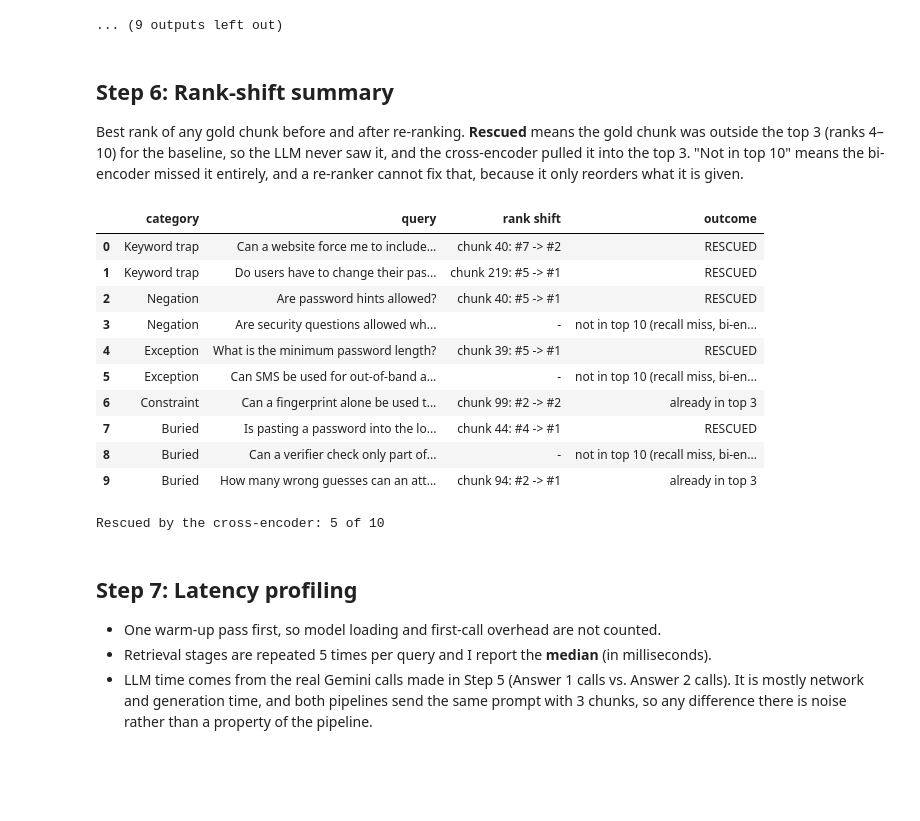
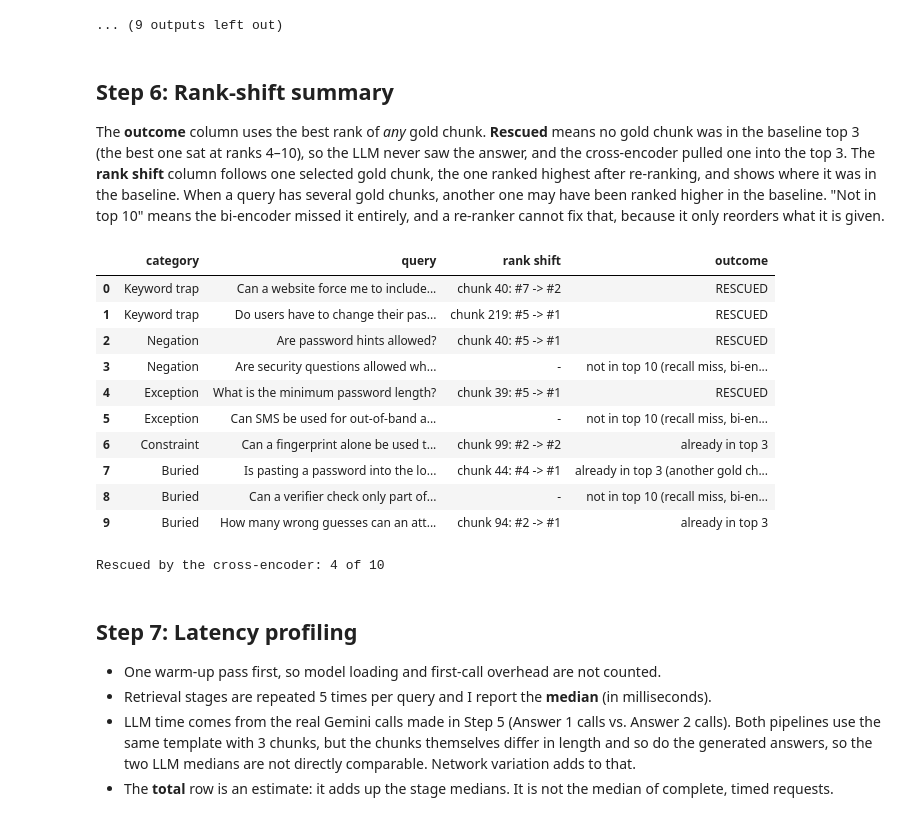
Before and after one commit to gargisaini/rag-baseline-vs-reranking, a Jupyter notebook: rag_baseline_vs_rerank.ipynb, the cells around one changed output. Saved outputs shown, nothing was run; the diff lists cells and outputs as text; code cells hidden in the pictures; blank space fills up the shorter version.

```diff
--- a/rag_baseline_vs_rerank.ipynb
+++ b/rag_baseline_vs_rerank.ipynb
@@ -244,7 +244,8 @@ QUERIES = [
     ("Exception", "Can SMS be used for out-of-band authentication?",
      "out-of-band verification is restricted"),
     ("Constraint", "Can a fingerprint alone be used to log in?", "biometrics shall only be used"),
-    ("Buried", "Is pasting a password into the login field allowed?", "function when entering a password"),
+    ("Buried", "Is pasting a password into the login field allowed?",
+     ("function when entering a password", "copy and paste functionality in fields for entering passwords")),
     ("Buried", "Can a verifier check only part of the password?", "not truncate it"),
     ("Buried", "How many wrong guesses can an attacker make before the account is locked?",
      ("to no more than 100", "limit of 100 attempts")),
@@ -417,53 +418,56 @@ model:  * **Single-factor authentication:** Passwords must be a minimum of 15 ch
 # %% [markdown]
 ## Step 6: Rank-shift summary
 
-Best rank of any gold chunk before and after re-ranking. **Rescued** means the gold chunk was outside the top 3 (ranks 4–10) for the baseline, so the LLM never saw it, and the cross-encoder pulled it into the top 3. "Not in top 10" means the bi-encoder missed it entirely, and a re-ranker cannot fix that, because it only reorders what it is given.
+The **outcome** column uses the best rank of *any* gold chunk. **Rescued** means no gold chunk was in the baseline top 3 (the best one sat at ranks 4–10), so the LLM never saw the answer, and the cross-encoder pulled one into the top 3. The **rank shift** column follows one selected gold chunk, the one ranked highest after re-ranking, and shows where it was in the baseline. When a query has several gold chunks, another one may have been ranked higher in the baseline. "Not in top 10" means the bi-encoder missed it entirely, and a re-ranker cannot fix that, because it only reorders what it is given.
 # %%
 def best_rank(ranking, gold):
     ranks = [n for n, (cid, _) in enumerate(ranking, 1) if cid in gold]
     return min(ranks) if ranks else None
 
 summary = []
 for r in results:
     before, after = best_rank(r["baseline"], r["gold"]), best_rank(r["reranked"], r["gold"])
     if before is None:
         # Where did the bi-encoder actually put the answer in the whole corpus?
         full_rank = best_rank(retrieve(r["query"], k=len(chunks)), r["gold"])
         outcome = f"not in top 10 (recall miss, bi-encoder rank #{full_rank})"
-    elif before <= TOP_N:
-        outcome = "already in top 3" + ("" if after <= TOP_N else ", but pushed OUT by re-ranker")
-    else:
-        outcome = "RESCUED" if after <= TOP_N else "still outside top 3"
     moved = "-"
     if before:
         # Follow the gold chunk that ends up highest after re-ranking.
         cid = r["reranked"][after - 1][0]
         old = [c for c, _ in r["baseline"]].index(cid) + 1
         moved = f"chunk {cid}: #{old} -> #{after}"
+    if before and before <= TOP_N:
+        outcome = "already in top 3" + ("" if after <= TOP_N else ", but pushed OUT by re-ranker")
+        if old > TOP_N:
+            outcome += f" (another gold chunk promoted from #{old})"
+    elif before:
+        outcome = "RESCUED" if after <= TOP_N else "still outside top 3"
     summary.append({"category": r["category"], "query": r["query"], "rank shift": moved, "outcome": outcome})
 
 summary = pd.DataFrame(summary)
 display(summary)
 print("Rescued by the cross-encoder:", (summary["outcome"] == "RESCUED").sum(), "of", len(summary))
 # %% [output]
 |  | category | query | rank shift | outcome |
 | 0 | Keyword trap | Can a website force me to include... | chunk 40: #7 -> #2 | RESCUED |
 | 1 | Keyword trap | Do users have to change their pas... | chunk 219: #5 -> #1 | RESCUED |
 | 2 | Negation | Are password hints allowed? | chunk 40: #5 -> #1 | RESCUED |
 | 3 | Negation | Are security questions allowed wh... | - | not in top 10 (recall miss, bi-en... |
 | 4 | Exception | What is the minimum password length? | chunk 39: #5 -> #1 | RESCUED |
 | 5 | Exception | Can SMS be used for out-of-band a... | - | not in top 10 (recall miss, bi-en... |
 | 6 | Constraint | Can a fingerprint alone be used t... | chunk 99: #2 -> #2 | already in top 3 |
-| 7 | Buried | Is pasting a password into the lo... | chunk 44: #4 -> #1 | RESCUED |
+| 7 | Buried | Is pasting a password into the lo... | chunk 44: #4 -> #1 | already in top 3 (another gold ch... |
 | 8 | Buried | Can a verifier check only part of... | - | not in top 10 (recall miss, bi-en... |
 | 9 | Buried | How many wrong guesses can an att... | chunk 94: #2 -> #1 | already in top 3 |
-Rescued by the cross-encoder: 5 of 10
+Rescued by the cross-encoder: 4 of 10
 # %% [markdown]
 ## Step 7: Latency profiling
 
 * One warm-up pass first, so model loading and first-call overhead are not counted.
 * Retrieval stages are repeated 5 times per query and I report the **median** (in milliseconds).
-* LLM time comes from the real Gemini calls made in Step 5 (Answer 1 calls vs. Answer 2 calls). It is mostly network and generation time, and both pipelines send the same prompt with 3 chunks, so any difference there is noise rather than a property of the pipeline.
+* LLM time comes from the real Gemini calls made in Step 5 (Answer 1 calls vs. Answer 2 calls). Both pipelines use the same template with 3 chunks, but the chunks themselves differ in length and so do the generated answers, so the two LLM medians are not directly comparable. Network variation adds to that.
+* The **total** row is an estimate: it adds up the stage medians. It is not the median of complete, timed requests.
 # %%
 REPEATS = 5
 retrieve(QUERIES[0][1]); rerank(QUERIES[0][1], retrieve(QUERIES[0][1]))  # warm-up
```
Also changed, not shown: parts of 3 cells of this notebook, 2 other files.
